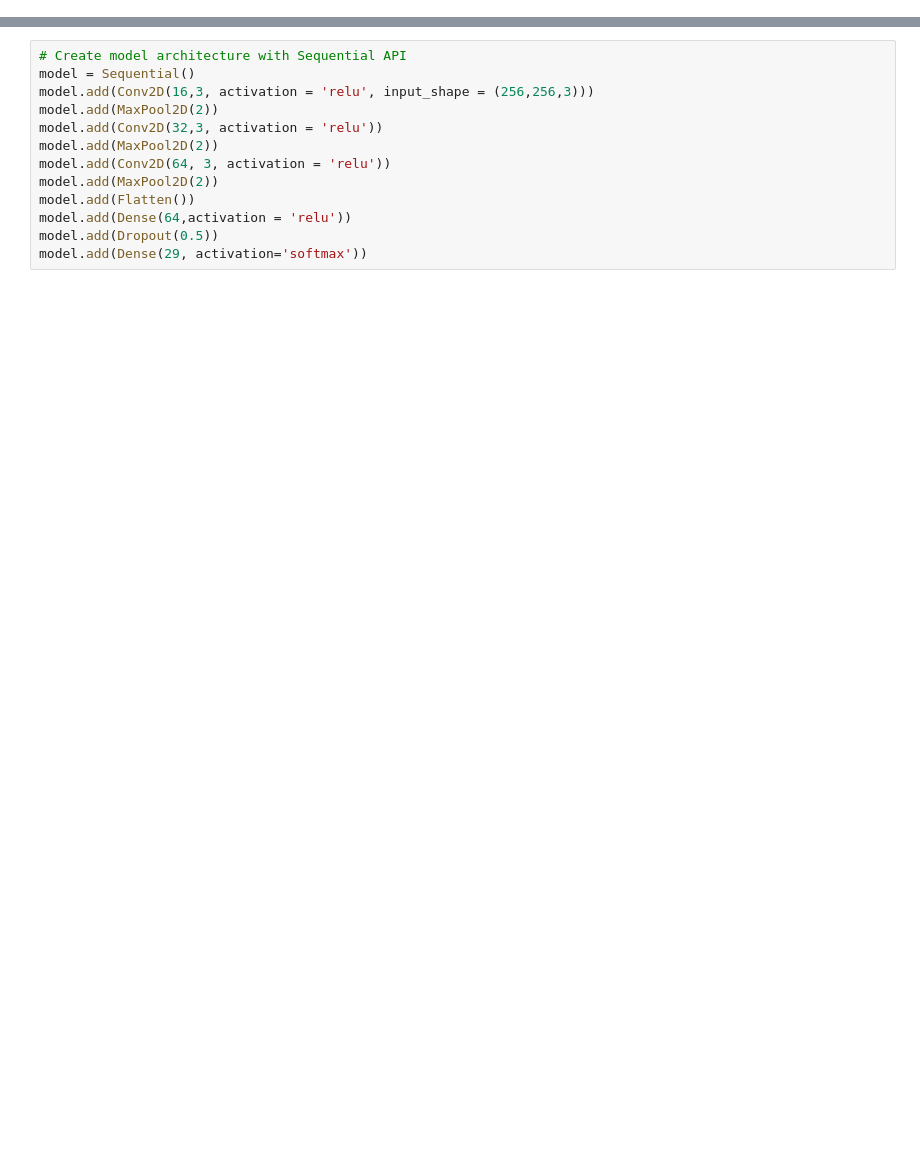
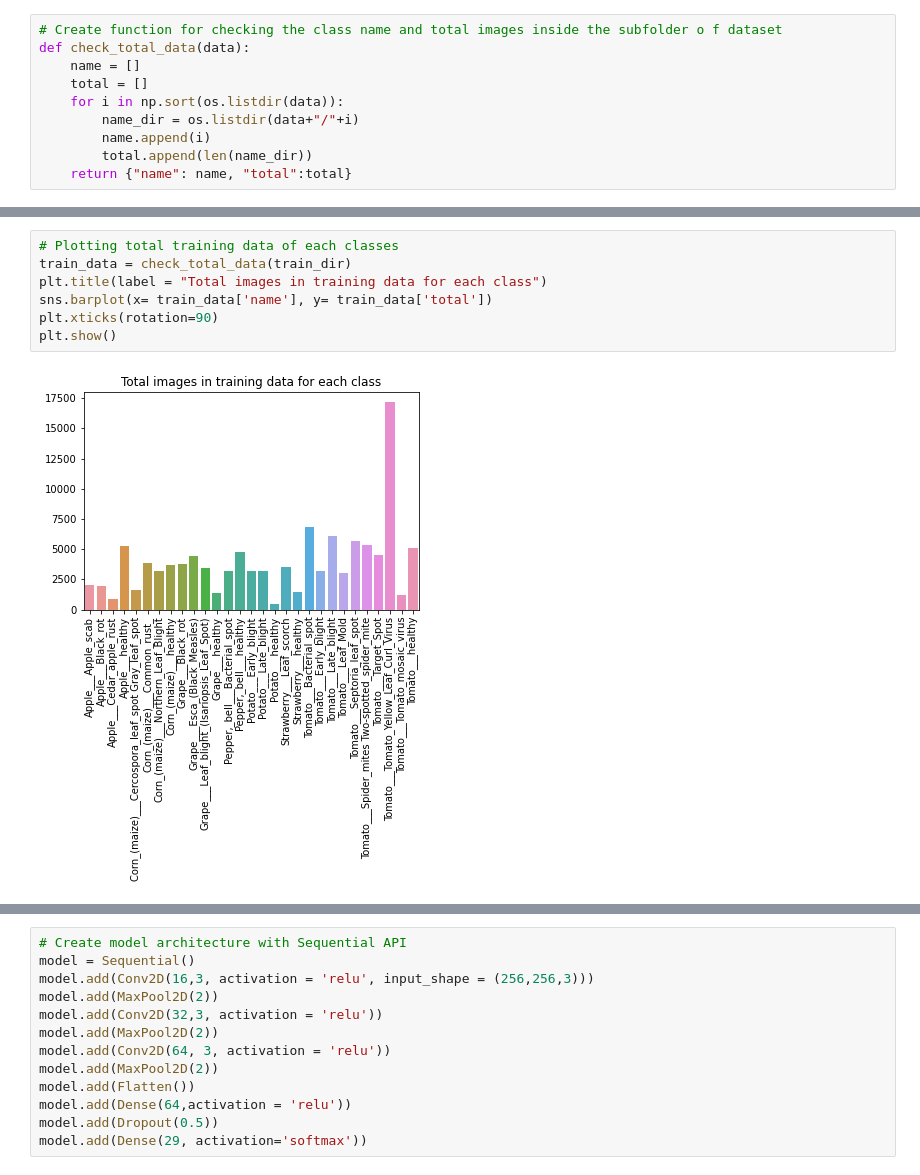
Before and after one commit to FiahIdris/Plant_Desease_Detection, a Jupyter notebook: h8dsft_Milestone2P2.ipynb, the cells around one changed output, grey strips where cells are left out. Saved outputs shown, nothing was run; the diff lists cells and outputs as text; blank space fills up the shorter version.

```diff
--- a/h8dsft_Milestone2P2.ipynb
+++ b/h8dsft_Milestone2P2.ipynb
@@ -34,0 +52,10 @@ print(labels)
+# %%
+# Create function for checking the class name and total images inside the subfolder o f dataset
+def check_total_data(data):
+    name = []
+    total = []
+    for i in np.sort(os.listdir(data)):
+        name_dir = os.listdir(data+"/"+i)
+        name.append(i)
+        total.append(len(name_dir))
+    return {"name": name, "total":total}
@@ -34,0 +76,9 @@ print(labels)
+# %%
+# Plotting total training data of each classes
+train_data = check_total_data(train_dir)
+plt.title(label = "Total images in training data for each class")
+sns.barplot(x= train_data['name'], y= train_data['total'])
+plt.xticks(rotation=90)
+plt.show()
+# %% [output]
+[figure, added]
```
Also changed, not shown: parts of 82 cells of this notebook, 6 other files.
